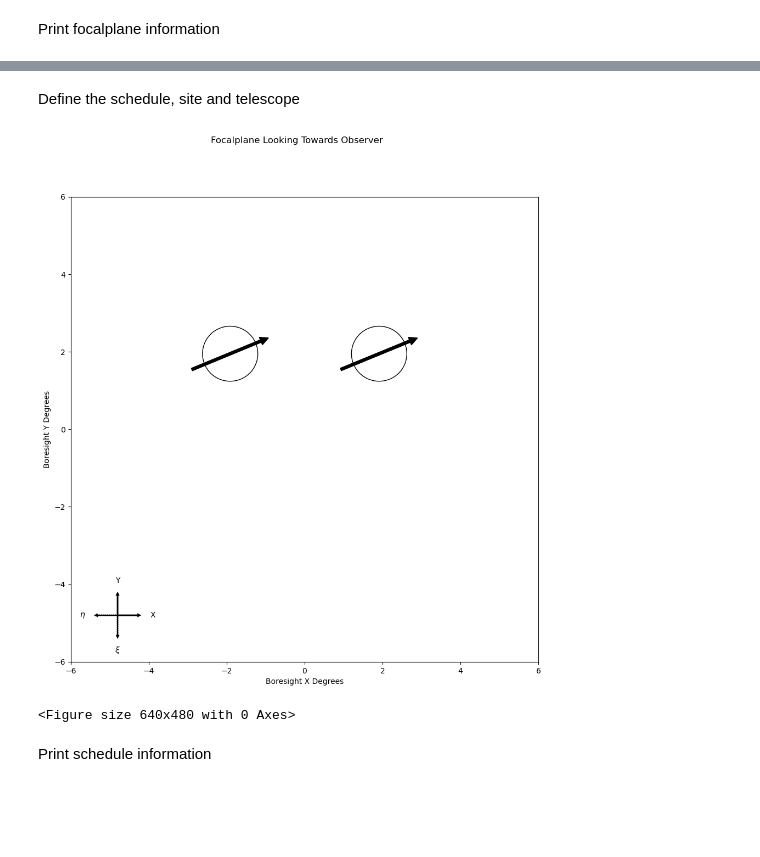
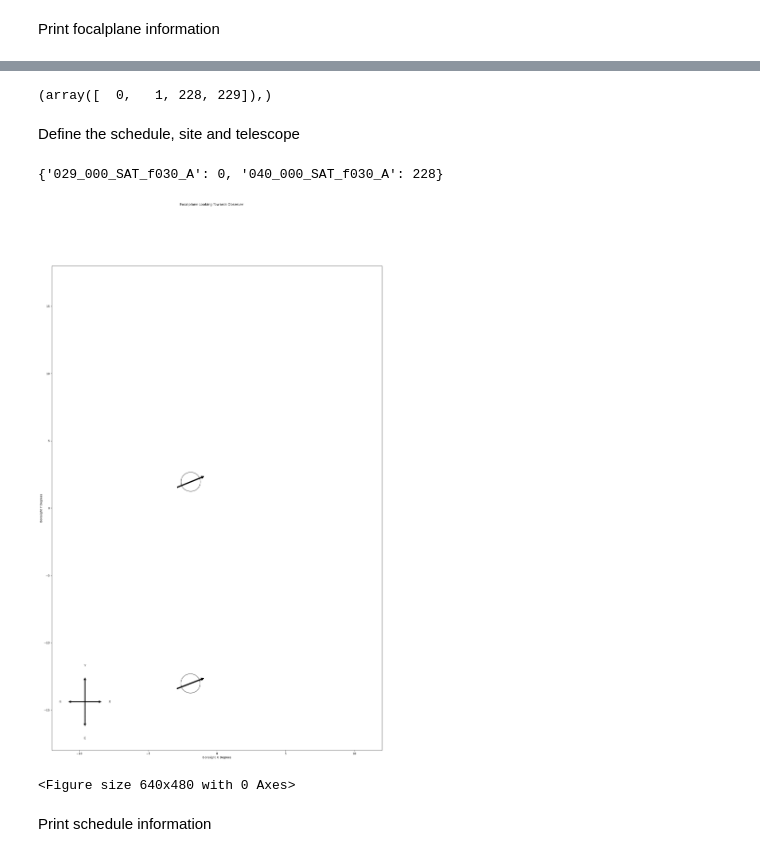
Before and after one commit to julientang/M2-internship, a Jupyter notebook: notebook/custom_destriping_1.ipynb, the cells around one changed output, grey strips where cells are left out. Drawn from its saved outputs; the diff is of its cells as text; code cells hidden in the pictures; blank space fills up the shorter version.

```diff
--- a/notebook/custom_destriping_1.ipynb
+++ b/notebook/custom_destriping_1.ipynb
@@ -95,0 +160,4 @@ iso_angles = np.array([np.degrees(to_iso_angles(mult(xrot,focalplane[detec]["qua
+# %%
+np.where(np.abs(iso_angles[:,0]-iso_angles[0,0])<1e-2)
+# %% [output]
+(array([  0,   1, 228, 229]),)
@@ -96,13 +166,19 @@ iso_angles = np.array([np.degrees(to_iso_angles(mult(xrot,focalplane[detec]["qua
 # %% [markdown]
 Define the schedule, site and telescope
 # %%
+#focalplane._det_to_row = {'029_000_SAT_f030_A': 0,
+#  '029_003_SAT_f030_A': 6}
 focalplane._det_to_row = {'029_000_SAT_f030_A': 0,
-  '029_003_SAT_f030_A': 6}
+  '040_000_SAT_f030_A': 228}
+# %%
+focalplane._det_to_row
+# %% [output]
+{'029_000_SAT_f030_A': 0, '040_000_SAT_f030_A': 228}
 # %%
-plot_focalplane(focalplane, width=10*u.degree, height = 10*u.degree)
+plot_focalplane(focalplane, width=20*u.degree, height = 30*u.degree)
 plt.savefig('two_detectors.png')
 # %% [output]
-[figure, old version]
+[figure, new version]
 <Figure size 640x480 with 0 Axes>
 # %% [markdown]
 Print schedule information
```
Also changed, not shown: parts of 51 cells of this notebook, 1 other file.
